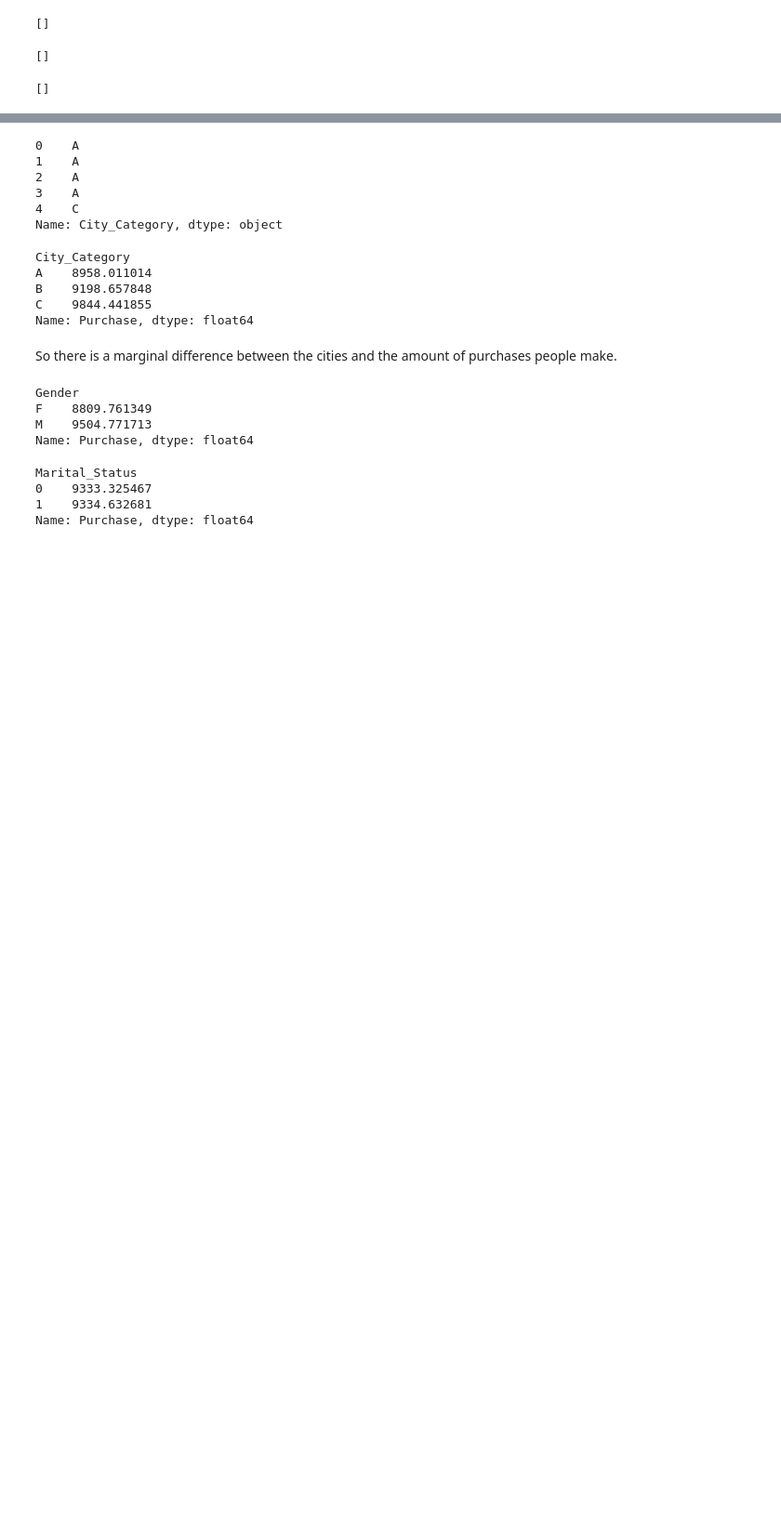
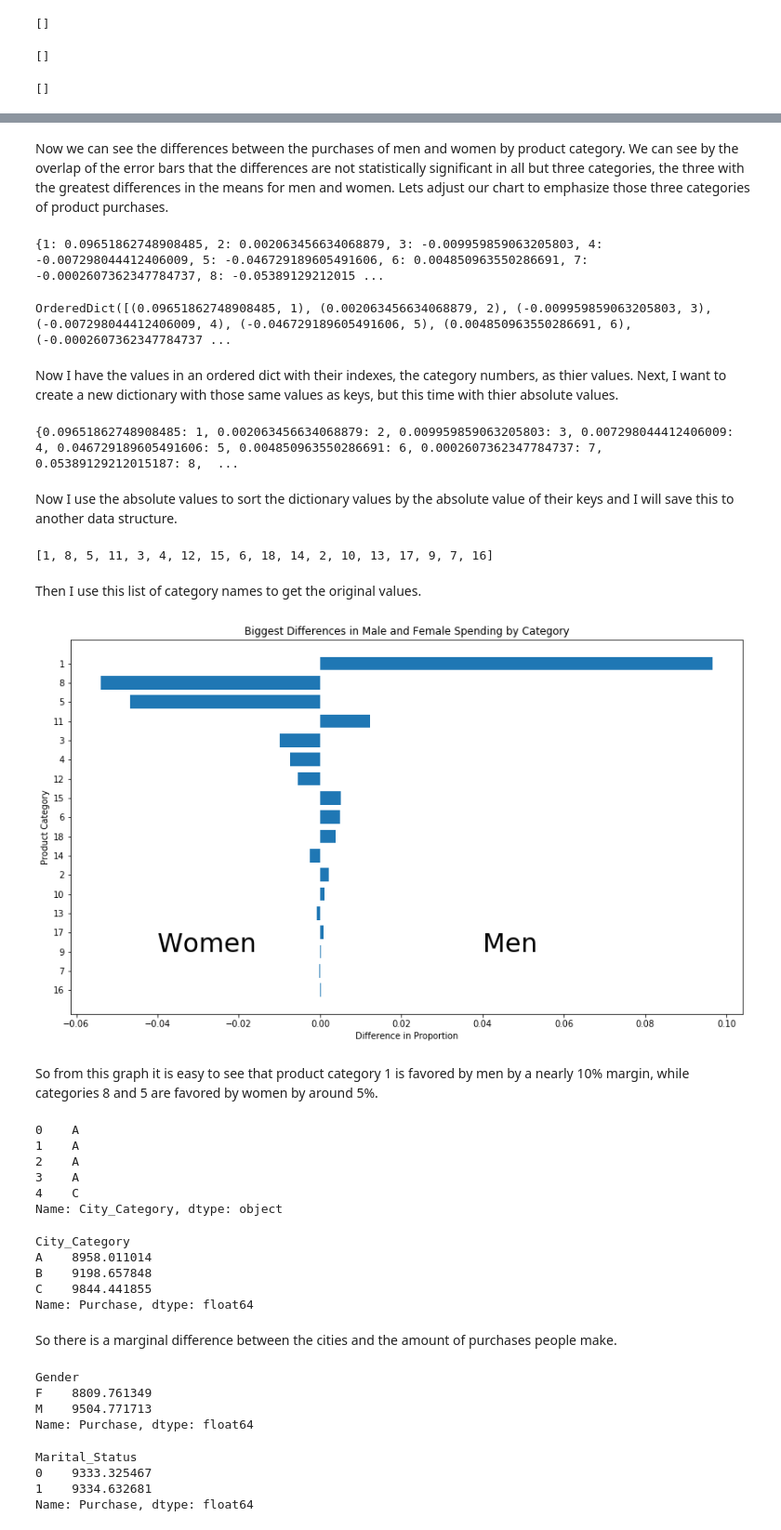
Before and after one commit to michaelreinhard/black_friday, a Jupyter notebook: Analysis.ipynb, the cells around one changed output, grey strips where cells are left out. Shown at 93% size. Saved outputs shown, nothing was run; the diff lists cells and outputs as text; code cells hidden in the pictures; blank space fills up the shorter version.

```diff
--- a/Analysis.ipynb
+++ b/Analysis.ipynb
@@ -192,0 +248,2 @@ print(Age_groups)
+# %% [markdown]
+Now we can see the differences between the purchases of men and women by product category. We can see by the overlap of the error bars that the differences are not statistically significant in all but three categories, the three with the greatest differences in the means for men and women. Lets adjust our chart to emphasize those three categories of product purchases.
@@ -193,3 +252,71 @@ print(Age_groups)
+# %%
+orig_dict = {}
+for i,j in zip([x for x in range(1,19)],diff):
+    orig_dict[i] = j
+print(orig_dict)
+# %% [output]
+{1: 0.09651862748908485, 2: 0.002063456634068879, 3: -0.009959859063205803, 4: -0.007298044412406009, 5: -0.046729189605491606, 6: 0.004850963550286691, 7: -0.0002607362347784737, 8: -0.05389129212015 ...
+# %%
+ord_dict = OrderedDict()
+for i,j in zip(diff, [x for x in range(1,19)]):
+    ord_dict[i] = j
+print(ord_dict)
+# %% [output]
+OrderedDict([(0.09651862748908485, 1), (0.002063456634068879, 2), (-0.009959859063205803, 3), (-0.007298044412406009, 4), (-0.046729189605491606, 5), (0.004850963550286691, 6), (-0.0002607362347784737 ...
+# %% [markdown]
+Now I have the values in an ordered dict with their indexes, the category numbers, as thier values. Next, I want to create a new dictionary with those same values as keys, but this time with thier absolute values.
+# %%
+abs_val_dict = dict()
+for key, value in ord_dict.items():
+    abs_val_dict[abs(key)] = value
+print(abs_val_dict)
+# %% [output]
+{0.09651862748908485: 1, 0.002063456634068879: 2, 0.009959859063205803: 3, 0.007298044412406009: 4, 0.046729189605491606: 5, 0.004850963550286691: 6, 0.0002607362347784737: 7, 0.05389129212015187: 8,  ...
+# %% [markdown]
+Now I use the absolute values to sort the dictionary values by the absolute value of their keys and I will save this to another data structure.
+# %%
+category_list = []
+for i in sorted(abs_val_dict.keys(),reverse=True):
+    category_list.append(abs_val_dict[i])
+print(category_list)
+# %% [output]
+[1, 8, 5, 11, 3, 4, 12, 15, 6, 18, 14, 2, 10, 13, 17, 9, 7, 16]
+# %% [markdown]
+Then I use this list of category names to get the original values.
+# %%
+values = []
+for i in category_list:
+    values.append(orig_dict[i])
+
+values_arr = np.array(values)
+category_arr = np.array(category_list)
+# %%
+category_arr_str = [str(i) for i in category_arr]
+# %%
+plt.clf()
+plt.cla()
+
+fig = plt.gcf()
+
+fig.set_size_inches(14, 8)
+
+width = 0.70
+# plt.bar(categories=category_list,height=values)
+plt.barh(category_arr_str[::-1], values_arr[::-1], width)
+plt.xlabel('Difference in Proportion')
+plt.xticks=category_arr_str
+
+
+plt.ylabel('Product Category')
+
+
+plt.annotate(xy = [-0.04, 2], s='Women', fontsize=30)
+plt.annotate(xy = [0.04, 2], s='Men', fontsize=30)
+plt.title('Biggest Differences in Male and Female Spending by Category');
+# %% [output]
+[figure, added]
+# %% [markdown]
+So from this graph it is easy to see that product category 1 is favored by men by a nearly 10% margin, while categories 8 and 5 are favored by women by around 5%.
 # %%
 df['City_Category'].head()
 # %% [output]
```
Also changed, not shown: parts of 11 cells of this notebook.
